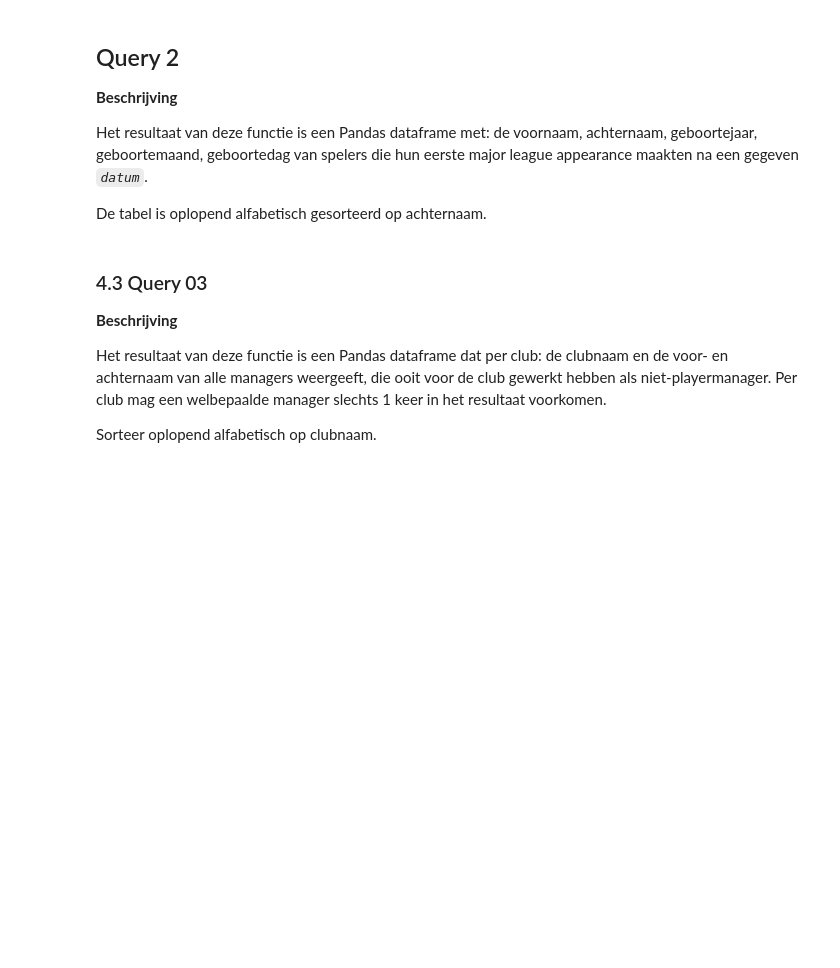
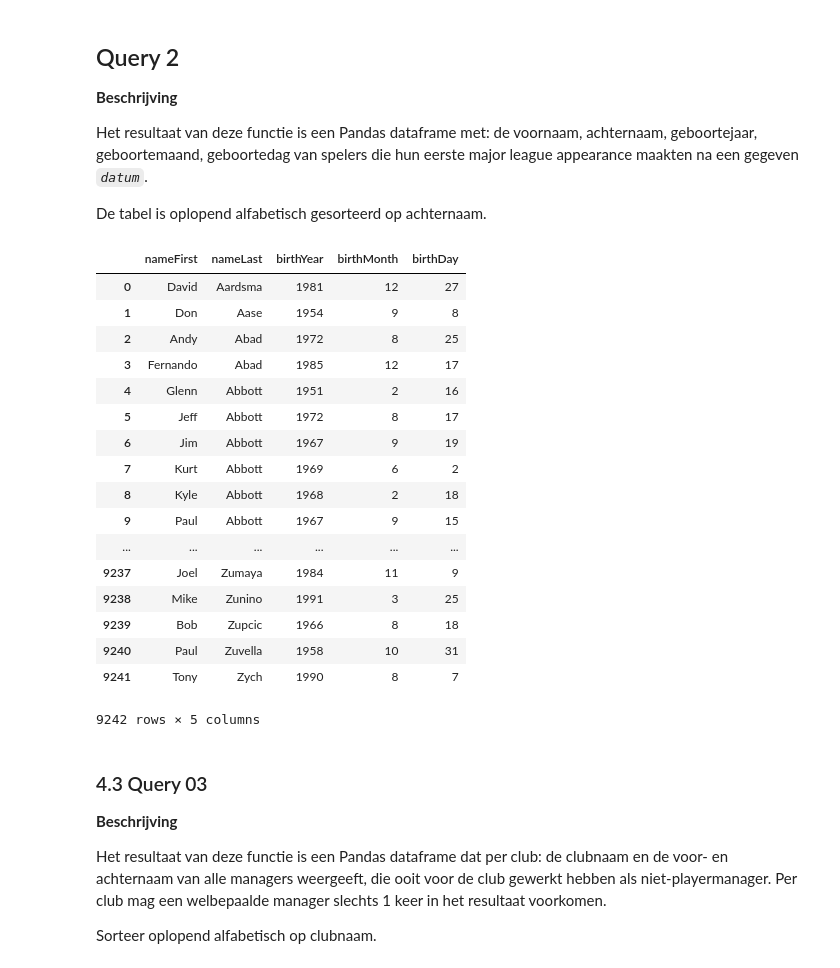
Before and after one commit to TimVanWesemael/Gegevensbanken, a Jupyter notebook: assignment.ipynb, the cells around one changed output. Saved outputs shown, nothing was run; the diff lists cells and outputs as text; code cells hidden in the pictures; blank space fills up the shorter version.

```diff
--- a/assignment.ipynb
+++ b/assignment.ipynb
@@ -241,12 +284,12 @@ Het resultaat van deze functie is een Pandas dataframe met: de voornaam, achtern
 
 De tabel is oplopend alfabetisch gesorteerd op achternaam.
 # %%
-def query_02(connection, column_names, datum = '1980-01-16'):
+def query_02(connection, column_names, datum = '1980-11-16'):
     # Bouw je query
     query="""
     SELECT p.nameFirst, p.nameLast, p.birthYear, p.birthMonth, p.birthDay
     FROM Master as p
-    WHERE p.debut > {};
+    WHERE STR_TO_DATE(p.debut, '%Y-%m-%d') > STR_TO_DATE({}, '%Y-%m-%d')
     ORDER BY p.nameLast ASC;
     """.format(datum)
 
@@ -258,12 +301,31 @@ def query_02(connection, column_names, datum = '1980-01-16'):
 # %%
 # De voorbeeldquery heeft dezelfde kolomnamen als query 1, dus we gebruiken die
 kolommen = col_names['query_02']
 
 # Functie uitvoeren, geeft resultaat van de query in een DataFrame
-df = query_02(c, col_names['query_02'], '1980-01-16')
+df = query_02(c, col_names['query_02'], datum='1980-01-16')
 
 # We inspecteren de eerste paar resultaten (voor alles te zien: laat .head() weg)
 df
+# %% [output]
+|  | nameFirst | nameLast | birthYear | birthMonth | birthDay |
+| 0 | David | Aardsma | 1981 | 12 | 27 |
+| 1 | Don | Aase | 1954 | 9 | 8 |
+| 2 | Andy | Abad | 1972 | 8 | 25 |
+| 3 | Fernando | Abad | 1985 | 12 | 17 |
+| 4 | Glenn | Abbott | 1951 | 2 | 16 |
+| 5 | Jeff | Abbott | 1972 | 8 | 17 |
+| 6 | Jim | Abbott | 1967 | 9 | 19 |
+| 7 | Kurt | Abbott | 1969 | 6 | 2 |
+| 8 | Kyle | Abbott | 1968 | 2 | 18 |
+| 9 | Paul | Abbott | 1967 | 9 | 15 |
+| ... | ... | ... | ... | ... | ... |
+| 9237 | Joel | Zumaya | 1984 | 11 | 9 |
+| 9238 | Mike | Zunino | 1991 | 3 | 25 |
+| 9239 | Bob | Zupcic | 1966 | 8 | 18 |
+| 9240 | Paul | Zuvella | 1958 | 10 | 31 |
+| 9241 | Tony | Zych | 1990 | 8 | 7 |
+9242 rows × 5 columns
 # %% [markdown]
 ### 4.3 Query 03
 
```
Also changed, not shown: parts of 15 cells of this notebook, 2 other files.
